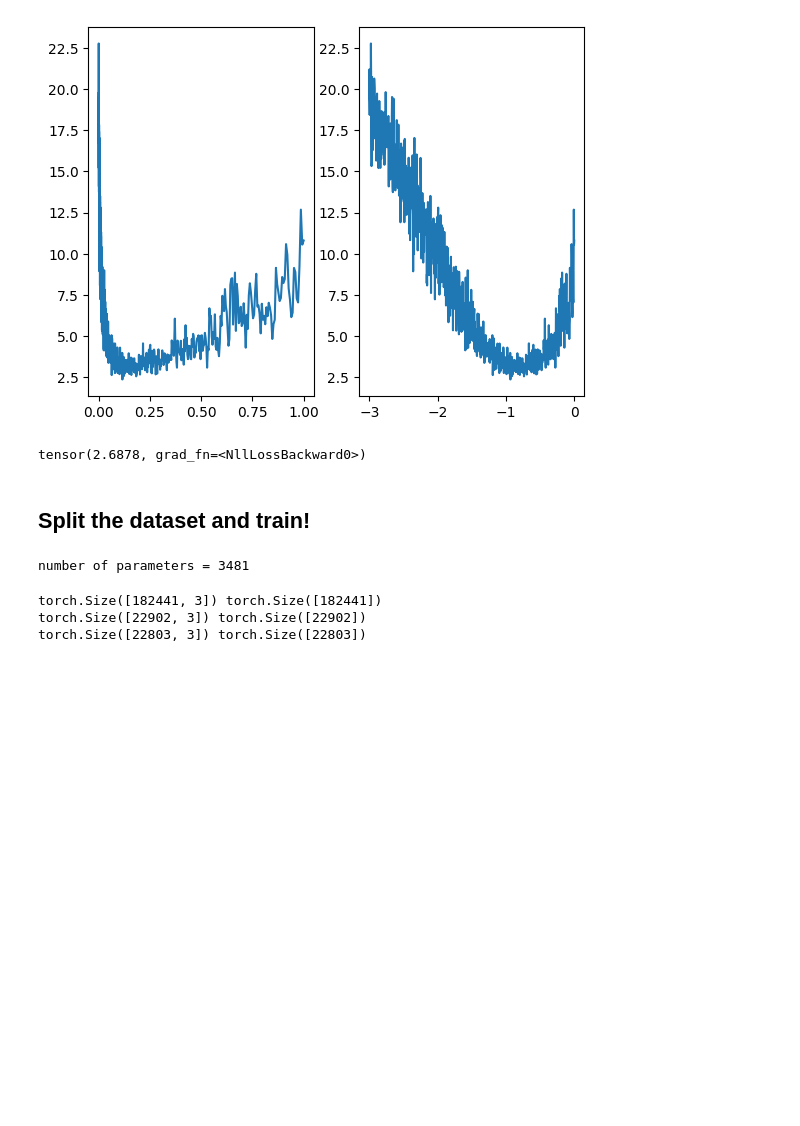
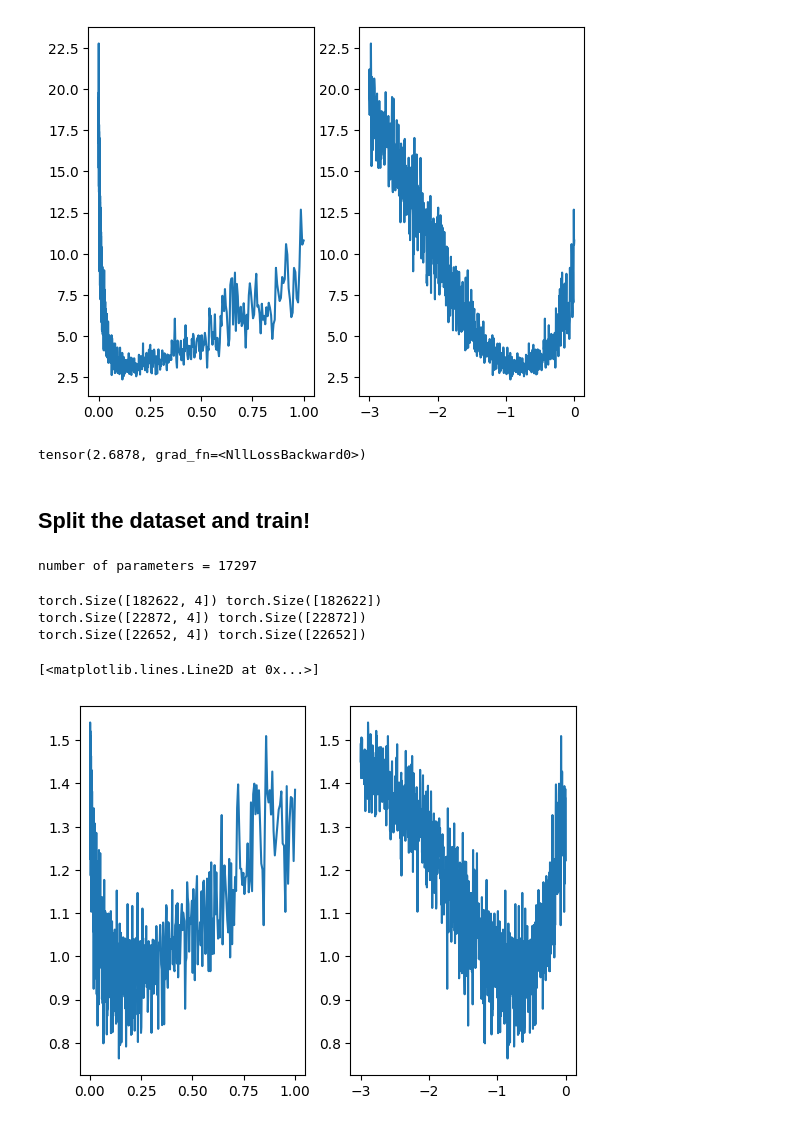
Before and after one commit to HJoonKwon/makemore, a Jupyter notebook: lecture_mlp.ipynb, the cells around one changed output. Saved outputs shown, nothing was run; the diff lists cells and outputs as text; code cells hidden in the pictures; blank space fills up the shorter version.

```diff
--- a/lecture_mlp.ipynb
+++ b/lecture_mlp.ipynb
@@ -232,21 +232,23 @@ tensor(2.6878, grad_fn=<NllLossBackward0>)
 # %%
 # parameters setting
 g = torch.Generator().manual_seed(2147483647)
-C = torch.randn((27, 2), generator=g)
-W1 = torch.randn((6, 100), generator=g)
-b1 = torch.randn(100, generator=g)
-W2 = torch.randn((100, 27), generator=g)
+emb_dim = 10
+block_size = 4
+C = torch.randn((27, emb_dim), generator=g)
+W1 = torch.randn((emb_dim*block_size, 250), generator=g)
+b1 = torch.randn(250, generator=g)
+W2 = torch.randn((250, 27), generator=g)
 b2 = torch.randn(27, generator=g)
 parameters = [C, W1, b1, W2, b2]
 print(f"number of parameters = {sum(p.nelement() for p in parameters)}")
 for p in parameters:
     p.requires_grad = True
 # %% [output]
-number of parameters = 3481
+number of parameters = 17297
 # %%
 # create the dataset
-def build_dataset(words):
-    block_size = 3 # how many characters to take to predict the next character
+def build_dataset(words, block_size):
+    # block_size = 3 # how many characters to take to predict the next character
     X, Y = [], []
     for word in words:
         # print(word)
@@ -268,14 +270,17 @@ random.shuffle(words)
 n1 = int(len(words) * 0.8)
 n2 = int(len(words) * 0.9)
 
-Xtr, Ytr = build_dataset(words[:n1])
-Xdev, Ydev = build_dataset(words[n1:n2])
-Xte, Yte = build_dataset(words[n2:])
+Xtr, Ytr = build_dataset(words[:n1], block_size)
+Xdev, Ydev = build_dataset(words[n1:n2], block_size)
+Xte, Yte = build_dataset(words[n2:], block_size)
 # %% [output]
-torch.Size([182441, 3]) torch.Size([182441])
-torch.Size([22902, 3]) torch.Size([22902])
-torch.Size([22803, 3]) torch.Size([22803])
+torch.Size([182622, 4]) torch.Size([182622])
+torch.Size([22872, 4]) torch.Size([22872])
+torch.Size([22652, 4]) torch.Size([22652])
 # %%
 stepi = []
 loglossi = []
+# %%
+lre = torch.linspace(-3, 0, 1000) # exponent
+lrs = 10 ** lre # 0.001 ~ 1.0 , 1000 candidates
 # %%
@@ -300,3 +307,11 @@ for k in range(10000):
+# %%
+plt.subplot(1, 2, 1)
+plt.plot(lrs, loglossi)
+plt.subplot(1, 2, 2)
+plt.plot(lre, loglossi)
+# %% [output]
+[<matplotlib.lines.Line2D at 0x...>]
+[figure, added]
 # %%
 plt.plot(stepi, loglossi)
 # %% [output]
```
Also changed, not shown: parts of 6 cells of this notebook.
